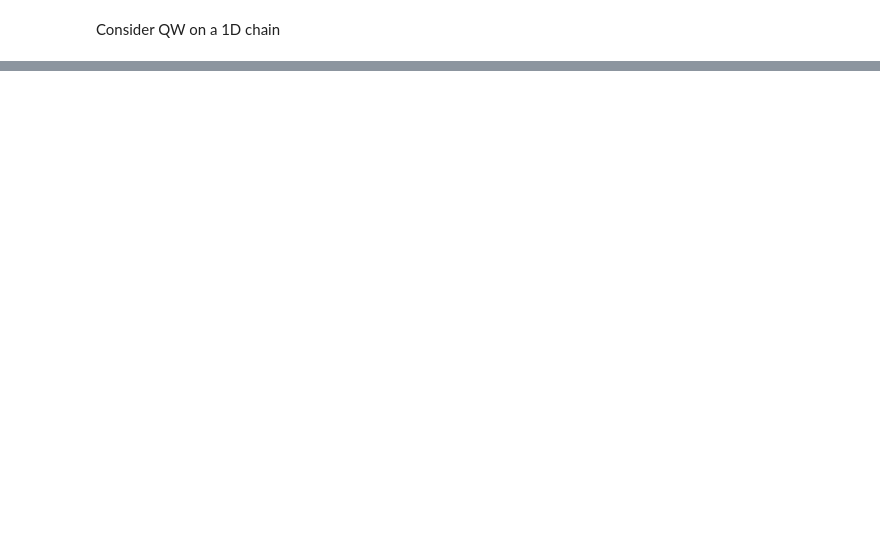
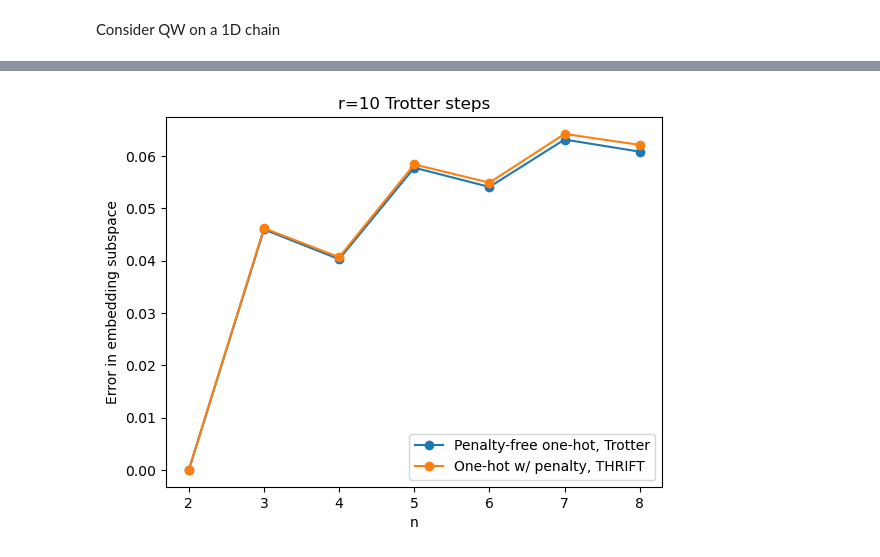
Before and after one commit to jli0108/quantum-diff-eq-ham-ebd, a Jupyter notebook: misc/thrift.ipynb, the cells around one changed output, grey strips where cells are left out. Cells and saved outputs as stored; diff of their text form; code cells hidden in the pictures; blank space fills up the shorter version.

Commit message:
add test for thrift

```diff
--- a/misc/thrift.ipynb
+++ b/misc/thrift.ipynb
@@ -86,0 +134,10 @@ Error: 0.009506912382396789
+# %%
+plt.plot(n_vals, penalty_free_error, '-o', label="Penalty-free one-hot, Trotter")
+plt.plot(n_vals, thrift_error, '-o', label="One-hot w/ penalty, THRIFT")
+plt.xlabel("n")
+plt.ylabel("Error in embedding subspace")
+plt.title(f"r={r} Trotter steps")
+plt.legend()
+plt.show()
+# %% [output]
+[figure, added]
```
Also changed, not shown: parts of 6 cells of this notebook.
